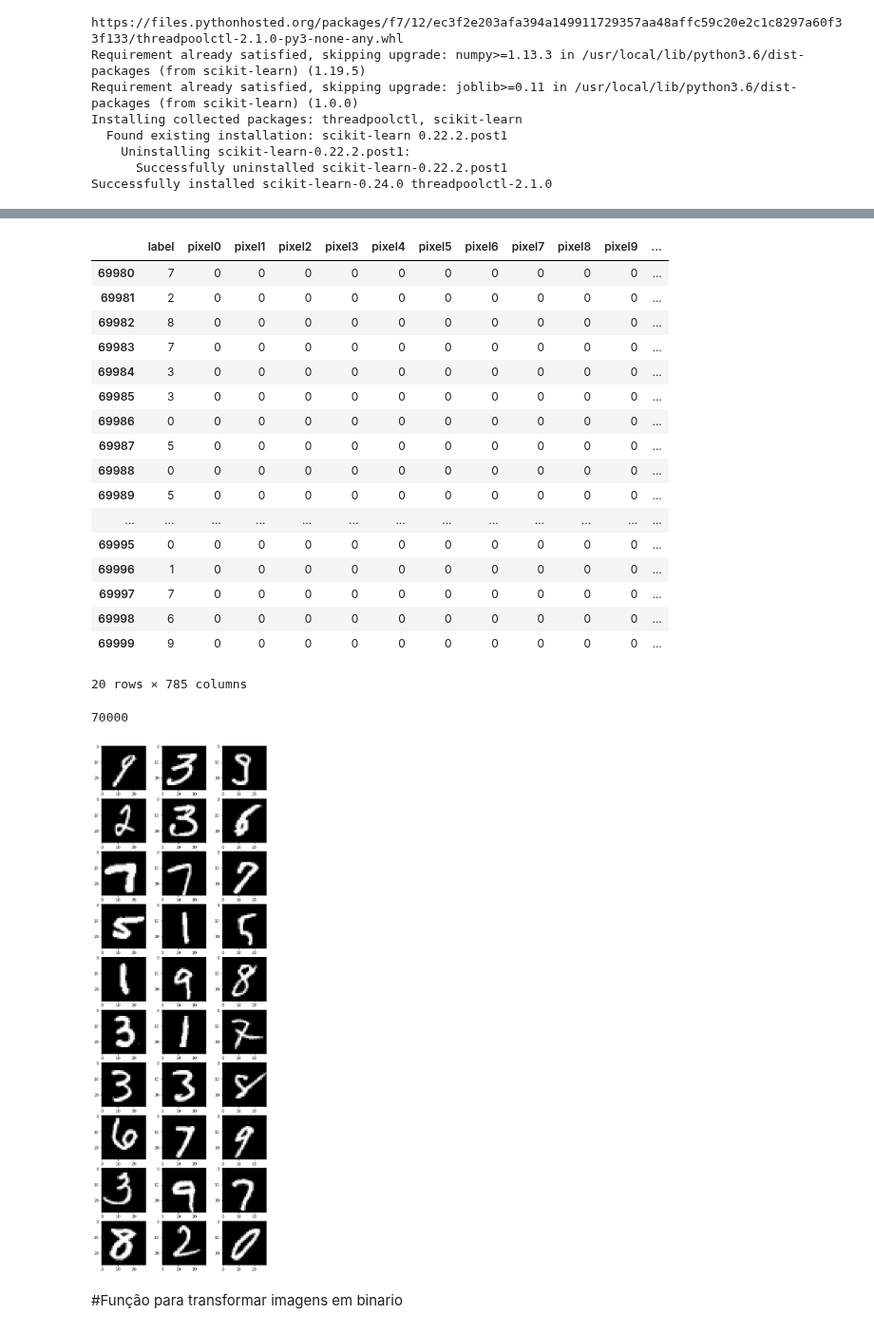
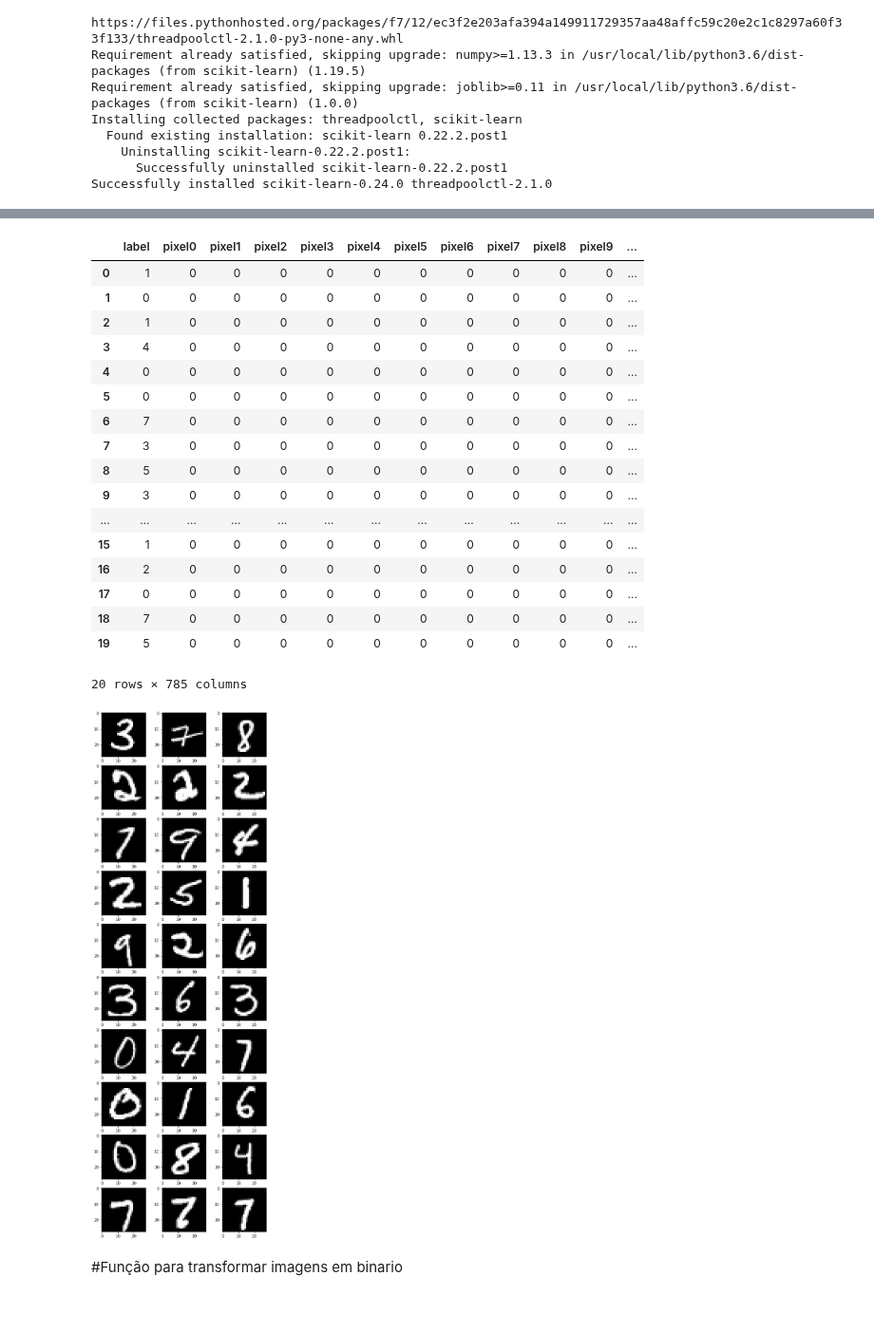
Before and after one commit to DaanMoura/AprendizadoDeMaquina, a Jupyter notebook: trabalho2/AM_Trab2.ipynb, the cells around one changed output, grey strips where cells are left out. Shown at 95% size. Cells and saved outputs as stored; diff of their text form; code cells hidden in the pictures.

```diff
--- a/trabalho2/AM_Trab2.ipynb
+++ b/trabalho2/AM_Trab2.ipynb
@@ -51,2 +47,2 @@ Archive:  numbers.zip?raw=true
 # %%
-numbers_df = pd.read_csv('numbers.csv')
+numbers_df = pd.read_csv('train.csv')
@@ -53,23 +55,23 @@ numbers_df = pd.read_csv('numbers.csv')
 # %%
-numbers_df.tail(20)
+numbers_df.head(20)
 # %% [output]
 |  | label | pixel0 | pixel1 | pixel2 | pixel3 | pixel4 | pixel5 | pixel6 | pixel7 | pixel8 | pixel9 | ... |
-| 69980 | 7 | 0 | 0 | 0 | 0 | 0 | 0 | 0 | 0 | 0 | 0 | ... |
-| 69981 | 2 | 0 | 0 | 0 | 0 | 0 | 0 | 0 | 0 | 0 | 0 | ... |
-| 69982 | 8 | 0 | 0 | 0 | 0 | 0 | 0 | 0 | 0 | 0 | 0 | ... |
-| 69983 | 7 | 0 | 0 | 0 | 0 | 0 | 0 | 0 | 0 | 0 | 0 | ... |
-| 69984 | 3 | 0 | 0 | 0 | 0 | 0 | 0 | 0 | 0 | 0 | 0 | ... |
-| 69985 | 3 | 0 | 0 | 0 | 0 | 0 | 0 | 0 | 0 | 0 | 0 | ... |
-| 69986 | 0 | 0 | 0 | 0 | 0 | 0 | 0 | 0 | 0 | 0 | 0 | ... |
-| 69987 | 5 | 0 | 0 | 0 | 0 | 0 | 0 | 0 | 0 | 0 | 0 | ... |
-| 69988 | 0 | 0 | 0 | 0 | 0 | 0 | 0 | 0 | 0 | 0 | 0 | ... |
-| 69989 | 5 | 0 | 0 | 0 | 0 | 0 | 0 | 0 | 0 | 0 | 0 | ... |
+| 0 | 1 | 0 | 0 | 0 | 0 | 0 | 0 | 0 | 0 | 0 | 0 | ... |
+| 1 | 0 | 0 | 0 | 0 | 0 | 0 | 0 | 0 | 0 | 0 | 0 | ... |
+| 2 | 1 | 0 | 0 | 0 | 0 | 0 | 0 | 0 | 0 | 0 | 0 | ... |
+| 3 | 4 | 0 | 0 | 0 | 0 | 0 | 0 | 0 | 0 | 0 | 0 | ... |
+| 4 | 0 | 0 | 0 | 0 | 0 | 0 | 0 | 0 | 0 | 0 | 0 | ... |
+| 5 | 0 | 0 | 0 | 0 | 0 | 0 | 0 | 0 | 0 | 0 | 0 | ... |
+| 6 | 7 | 0 | 0 | 0 | 0 | 0 | 0 | 0 | 0 | 0 | 0 | ... |
+| 7 | 3 | 0 | 0 | 0 | 0 | 0 | 0 | 0 | 0 | 0 | 0 | ... |
+| 8 | 5 | 0 | 0 | 0 | 0 | 0 | 0 | 0 | 0 | 0 | 0 | ... |
+| 9 | 3 | 0 | 0 | 0 | 0 | 0 | 0 | 0 | 0 | 0 | 0 | ... |
 | ... | ... | ... | ... | ... | ... | ... | ... | ... | ... | ... | ... | ... |
-| 69995 | 0 | 0 | 0 | 0 | 0 | 0 | 0 | 0 | 0 | 0 | 0 | ... |
-| 69996 | 1 | 0 | 0 | 0 | 0 | 0 | 0 | 0 | 0 | 0 | 0 | ... |
-| 69997 | 7 | 0 | 0 | 0 | 0 | 0 | 0 | 0 | 0 | 0 | 0 | ... |
-| 69998 | 6 | 0 | 0 | 0 | 0 | 0 | 0 | 0 | 0 | 0 | 0 | ... |
-| 69999 | 9 | 0 | 0 | 0 | 0 | 0 | 0 | 0 | 0 | 0 | 0 | ... |
+| 15 | 1 | 0 | 0 | 0 | 0 | 0 | 0 | 0 | 0 | 0 | 0 | ... |
+| 16 | 2 | 0 | 0 | 0 | 0 | 0 | 0 | 0 | 0 | 0 | 0 | ... |
+| 17 | 0 | 0 | 0 | 0 | 0 | 0 | 0 | 0 | 0 | 0 | 0 | ... |
+| 18 | 7 | 0 | 0 | 0 | 0 | 0 | 0 | 0 | 0 | 0 | 0 | ... |
+| 19 | 5 | 0 | 0 | 0 | 0 | 0 | 0 | 0 | 0 | 0 | 0 | ... |
 20 rows × 785 columns
 # %%
 labels = numbers_df['label']
@@ -79,17 +81,15 @@ numbers_df.drop(['label'], axis=1, inplace=True)
 # %%
 numbers_df['pixel783'] = 0
 numbers = numbers_df.to_numpy()
-len(numbers)
+length = len(numbers)
-# %% [output]
-70000
 # %%
 plt.figure(figsize=[25, 25])
 for i in range (1, 11):
   for j in range (1, 4):
     plt.subplot(10, 9, (i-1)* 9 + j)
-    plt.imshow(numbers[secrets.choice(list(range(70000)))].reshape(28,28), cmap = 'gray')
+    plt.imshow(numbers[secrets.choice(list(range(LENGTH)))].reshape(28,28), cmap = 'gray')
 # %% [output]
-[figure, old version]
+[figure, new version]
 # %% [markdown]
 #Função para transformar imagens em binario
 # %%
```
Also changed, not shown: parts of 41 cells of this notebook.
